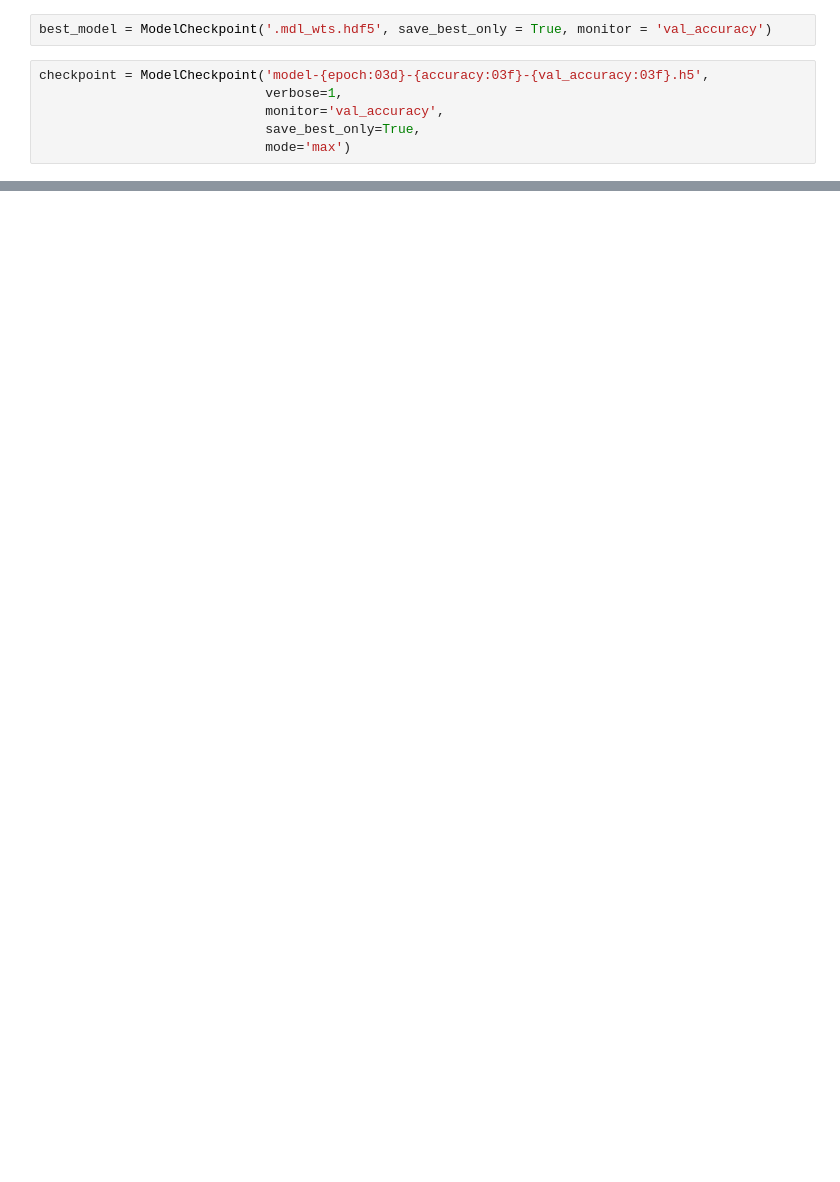
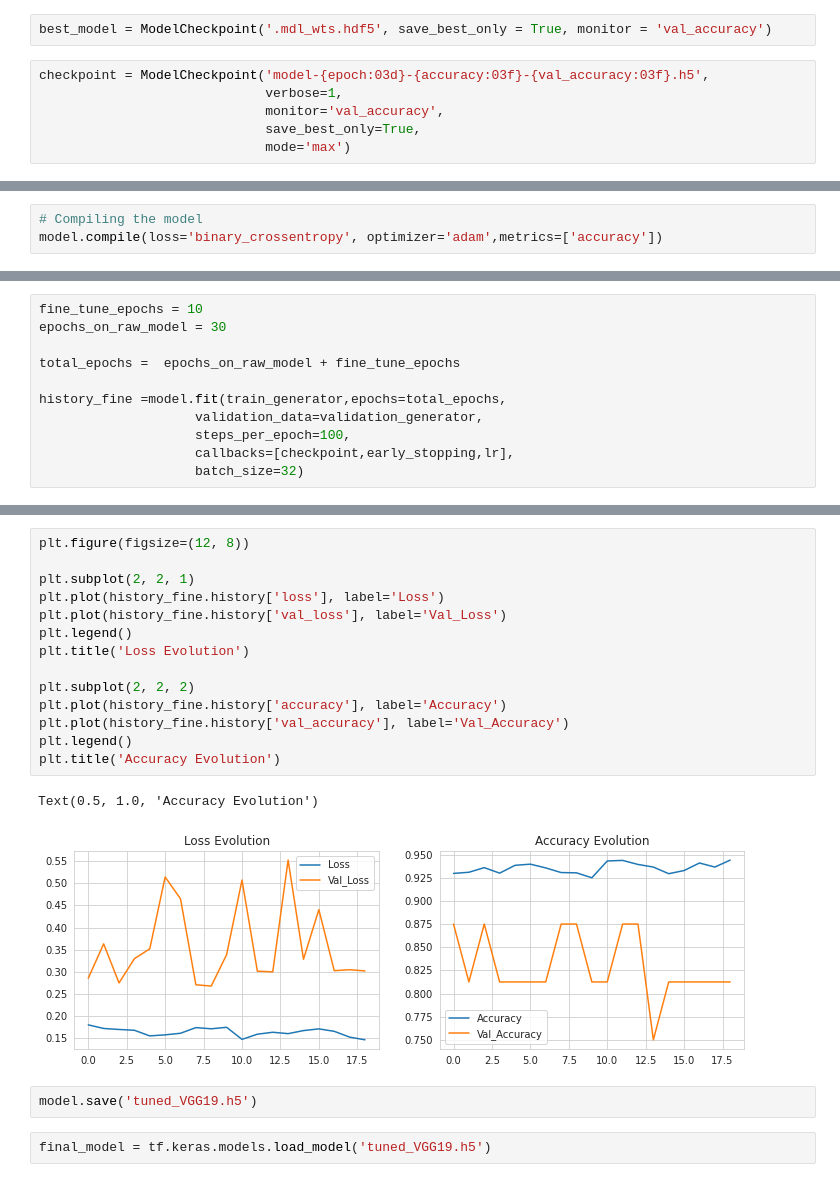
Before and after one commit to Dhruv590/Pneumonia-Detection-on-Chest-Xrays, a Jupyter notebook: Vgg19.ipynb, the cells around one changed output, grey strips where cells are left out. Drawn from its saved outputs; the diff is of its cells as text; blank space fills up the shorter version.

Commit message:
Add files via upload
Transfer learning models trained and finetune

```diff
--- a/Vgg19.ipynb
+++ b/Vgg19.ipynb
@@ -245,0 +323,3 @@ plt.show()
+# %%
+# Compiling the model
+model.compile(loss='binary_crossentropy', optimizer='adam',metrics=['accuracy'])
@@ -245,0 +330,11 @@ plt.show()
+# %%
+fine_tune_epochs = 10
+epochs_on_raw_model = 30
+
+total_epochs =  epochs_on_raw_model + fine_tune_epochs
+
+history_fine =model.fit(train_generator,epochs=total_epochs,
+                    validation_data=validation_generator,
+                    steps_per_epoch=100,
+                    callbacks=[checkpoint,early_stopping,lr],
+                    batch_size=32)
@@ -245,0 +377,21 @@ plt.show()
+# %%
+plt.figure(figsize=(12, 8))
+
+plt.subplot(2, 2, 1)
+plt.plot(history_fine.history['loss'], label='Loss')
+plt.plot(history_fine.history['val_loss'], label='Val_Loss')
+plt.legend()
+plt.title('Loss Evolution')
+
+plt.subplot(2, 2, 2)
+plt.plot(history_fine.history['accuracy'], label='Accuracy')
+plt.plot(history_fine.history['val_accuracy'], label='Val_Accuracy')
+plt.legend()
+plt.title('Accuracy Evolution')
+# %% [output]
+Text(0.5, 1.0, 'Accuracy Evolution')
+[figure, added]
+# %%
+model.save('tuned_VGG19.h5')
+# %%
+final_model = tf.keras.models.load_model('tuned_VGG19.h5')
```
Also changed, not shown: parts of 28 cells of this notebook, 2 other files.
